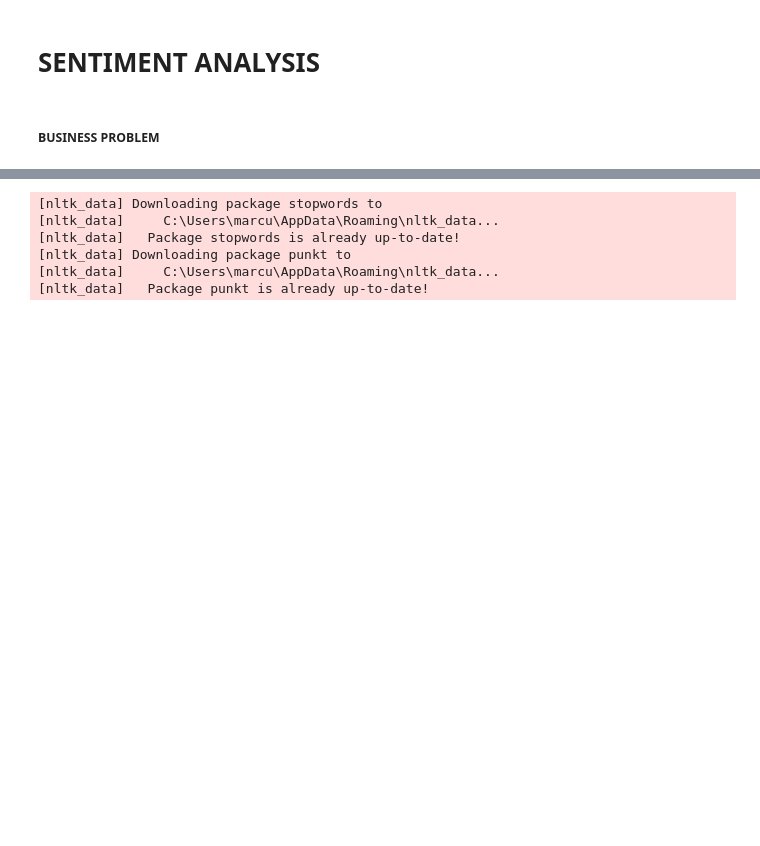
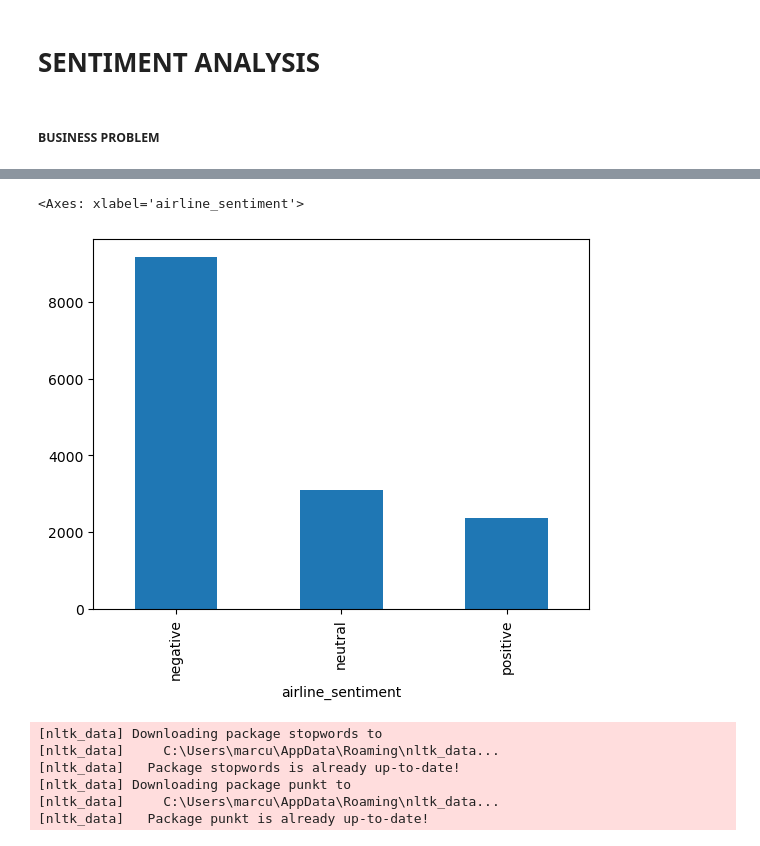
Before and after one commit to Marcus-Moen/PROJECT-2---FINAL, a Jupyter notebook: Project.ipynb, the cells around one changed output, grey strips where cells are left out. Drawn from its saved outputs; the diff is of its cells as text; code cells hidden in the pictures; blank space fills up the shorter version.

```diff
--- a/Project.ipynb
+++ b/Project.ipynb
@@ -5,3 +87,8 @@
+# %%
+df['airline_sentiment'].value_counts().plot(kind='bar')
+# %% [output]
+<Axes: xlabel='airline_sentiment'>
+[figure, added]
 # %%
 import pandas as pd
 import re
```
Also changed, not shown: parts of 10 cells of this notebook.
